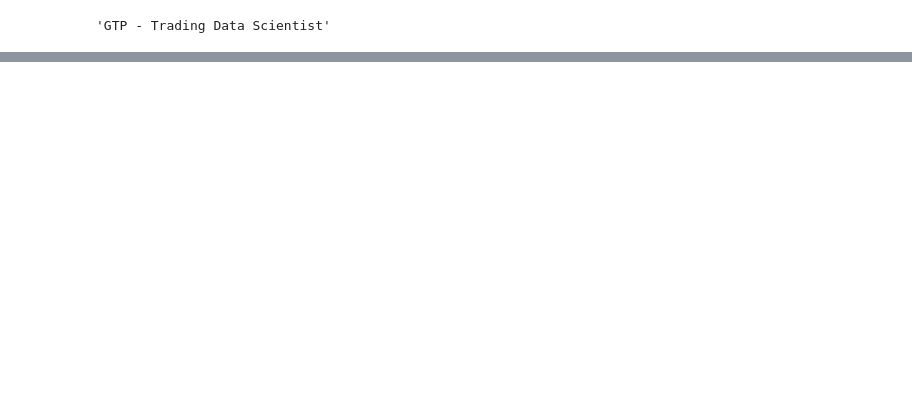
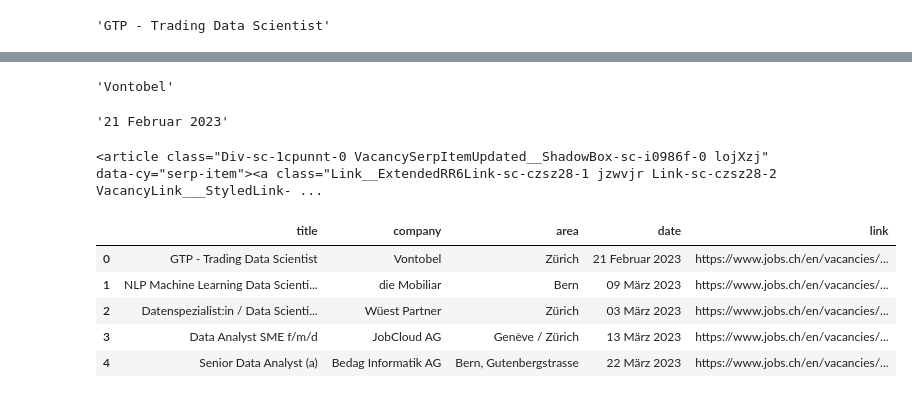
Before and after one commit to mikjf/web_scraping, a Jupyter notebook: web_scraping_beautifulsoup.ipynb, the cells around one changed output, grey strips where cells are left out. Saved outputs shown, nothing was run; the diff lists cells and outputs as text; code cells hidden in the pictures; blank space fills up the shorter version.

```diff
--- a/web_scraping_beautifulsoup.ipynb
+++ b/web_scraping_beautifulsoup.ipynb
@@ -295,0 +278,66 @@ job_ads[0].find('span').find_next('span').find_next('span').find_next('span').te
+# %%
+# job company name
+job_ads[0].find('p', {'class': ["P-sc-hyu5hk-0", "Text__p2-sc-1lu7urs-9"]}).find_next('p').find_next('p').find_next('p').find_next('p').get_text()
+# %% [output]
+'Vontobel'
+# %%
+# job posting date
+job_ads[0].find("span", attrs={"aria-hidden": "true", "class": "Span-sc-1ybanni-0"}).get("title")
+# %% [output]
+'21 Februar 2023'
+# %%
+job_ads[0]
+# %% [output]
+<article class="Div-sc-1cpunnt-0 VacancySerpItemUpdated__ShadowBox-sc-i0986f-0 lojXzj" data-cy="serp-item"><a class="Link__ExtendedRR6Link-sc-czsz28-1 jzwvjr Link-sc-czsz28-2 VacancyLink___StyledLink- ...
+# %%
+# we use try and except because sometimes there info data missing
+
+def get_jobdata_page(job_ads):
+
+    cols = ["title", "company", "area", "date", "link"]
+    df = pd.DataFrame(columns = cols)
+
+    for i in range(len(job_ads)):
+
+        url = 'https://www.jobs.ch' + job_ads[i].find('a',{'data-cy' : 'job-link'}).get('href')
+        try:
+            title = job_ads[i].find('a', {'data-cy': 'job-link'}).get('title')
+        except AttributeError:
+            title = np.nan
+
+        try:
+            company = job_ads[i].find('p', {'class': ["P-sc-hyu5hk-0", "Text__p2-sc-1lu7urs-9"]}).find_next('p').find_next('p').find_next('p').find_next('p').get_text()
+        except AttributeError:
+            company = np.nan
+
+        try:
+            area = job_ads[i].find('p', {'class': ["P-sc-hyu5hk-0", "Text__p2-sc-1lu7urs-9"]}).find_next('p').get_text()
+        except AttributeError:
+            area = np.nan
+
+        try:
+            date = job_ads[i].find("span", attrs={"aria-hidden": "true", "class": "Span-sc-1ybanni-0"}).get("title")
+        except AttributeError:
+            date = np.nan
+
+        job_dict = {
+          'title': title,
+          'company': company,
+          'area': area,
+          'date': date,
+          'link':url }
+
+        df = df.append(job_dict, ignore_index=True)
+
+    return df
+# %%
+df = get_jobdata_page(job_ads)
+# %%
+df.head()
+# %% [output]
+|  | title | company | area | date | link |
+| 0 | GTP - Trading Data Scientist | Vontobel | Zürich | 21 Februar 2023 | https://www.jobs.ch/en/vacancies/... |
+| 1 | NLP Machine Learning Data Scienti... | die Mobiliar | Bern | 09 März 2023 | https://www.jobs.ch/en/vacancies/... |
+| 2 | Datenspezialist:in / Data Scienti... | Wüest Partner | Zürich | 03 März 2023 | https://www.jobs.ch/en/vacancies/... |
+| 3 | Data Analyst SME f/m/d | JobCloud AG | Genève / Zürich | 13 März 2023 | https://www.jobs.ch/en/vacancies/... |
+| 4 | Senior Data Analyst (a) | Bedag Informatik AG | Bern, Gutenbergstrasse | 22 März 2023 | https://www.jobs.ch/en/vacancies/... |
```
Also changed, not shown: parts of 17 cells of this notebook, 1 other file.
